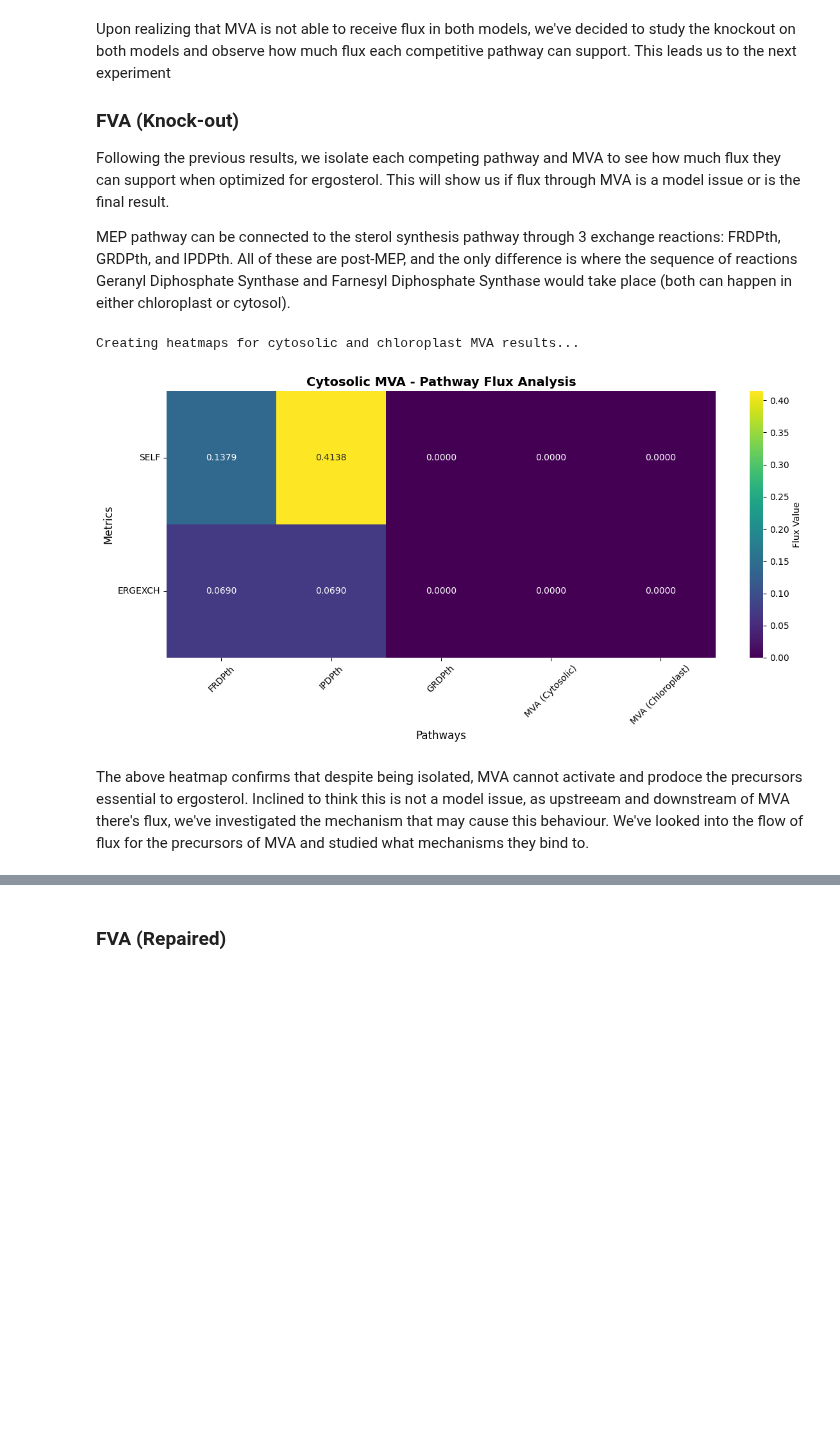
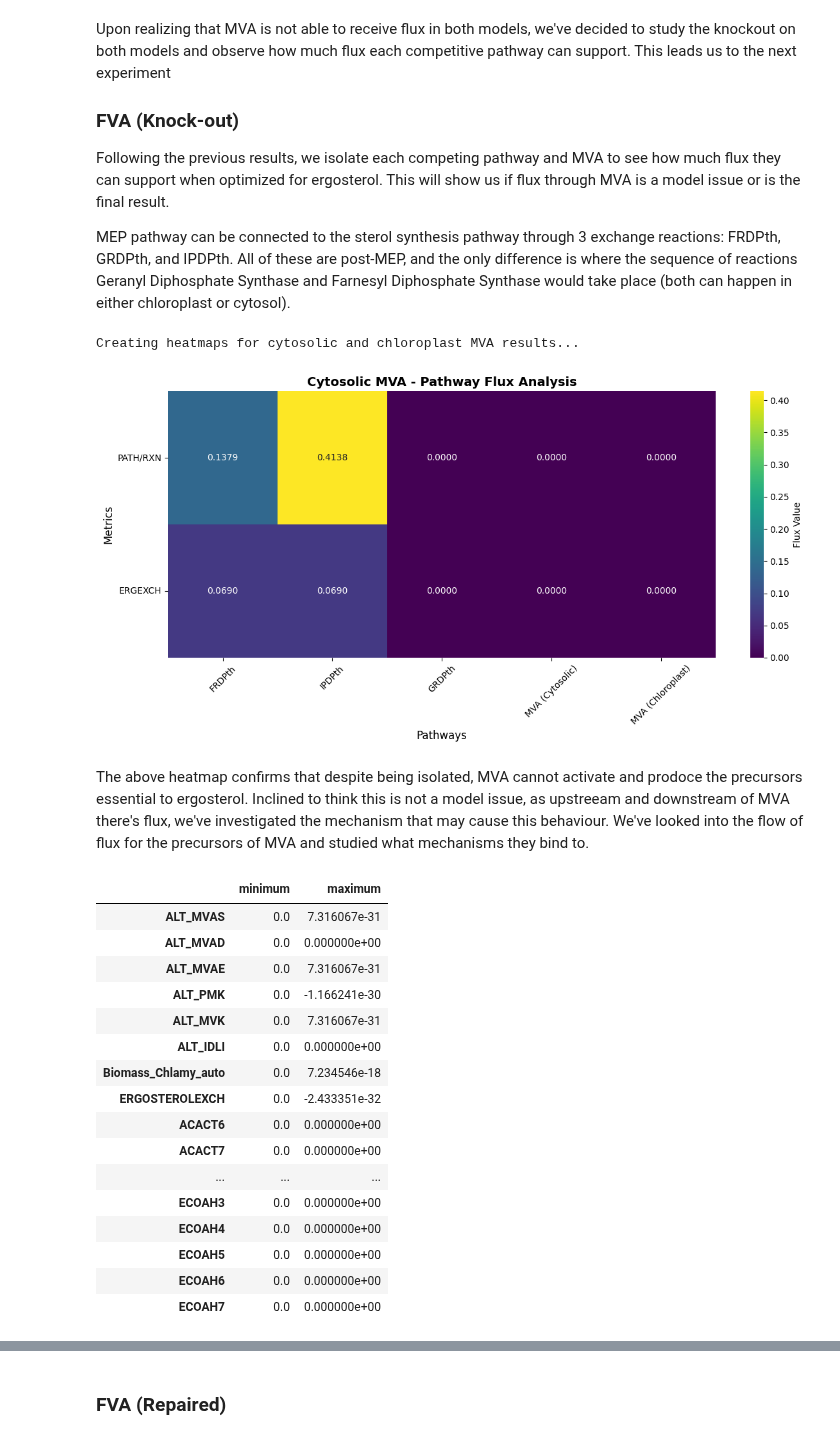
Before and after one commit to FarukEfe/McMasterU-iGEM-2025-Modelling, a Jupyter notebook: notebooks/mva.ipynb, the cells around one changed output, grey strips where cells are left out. Saved outputs shown, nothing was run; the diff lists cells and outputs as text; code cells hidden in the pictures; blank space fills up the shorter version.

Commit message:
feat: improve mva analysis

```diff
--- a/notebooks/mva.ipynb
+++ b/notebooks/mva.ipynb
@@ -99,8 +98,6 @@ def format_name(name: str):
 
     if name == ERGEXCH: return "ERGEXCH"
     return "PATH/RXN"
-
-
 
 def fba_knockout(m: Model, chloroplast: bool):
     """
@@ -110,6 +107,9 @@ def fba_knockout(m: Model, chloroplast: bool):
     # Save path for temporary model constructs for fluxer analysis
     save_path = os.path.join('.', 'temp', 'mva')
     os.makedirs(save_path, exist_ok=True)
+
+    # Model temp
+    temps = {}
 
     # Isolation strategy
     knockouts_res = {} # Results
@@ -151,11 +151,12 @@ def fba_knockout(m: Model, chloroplast: bool):
         io.write_sbml_model(temp, os.path.join(save_path, 'temp.xml'))
 
         knockouts_res[rid] = fva.loc[[rid,ERGEXCH],'maximum'].rename(index=format_name)
+        temps[rid] = temp
 
-    return knockouts_res
+    return knockouts_res, temps
 
-res_c = fba_knockout(model_mva_c, chloroplast=False)
-res_h = fba_knockout(model_mva_h, chloroplast=True)
+res_c, temps_c = fba_knockout(model_mva_c, chloroplast=False)
+res_h, temps_h = fba_knockout(model_mva_h, chloroplast=True)
 
 results = {
     'FRDPth': res_c['FRDPth'],
@@ -164,6 +165,14 @@ results = {
     'MVA (Cytosolic)': res_c['ALT_MVAD'],
     'MVA (Chloroplast)': res_h['ALT_MVAD']
 }
+
+temps = {
+    'FRDPth': temps_c['FRDPth'],
+    'IPDPth': temps_c['IPDPth'],
+    'GRDPth': temps_c['GRDPth'],
+    'MVA (Cytosolic)': temps_c['ALT_MVAD'],
+    'MVA (Chloroplast)': temps_h['ALT_MVAD']
+}
 # %%
 import matplotlib.pyplot as plt
 import seaborn as sns
@@ -248,6 +257,41 @@ fig.savefig(os.path.join(save_path, "cytosolic_mva_heatmap.png"), dpi=300)
 plt.show()
 # %% [output]
 Creating heatmaps for cytosolic and chloroplast MVA results...
-[figure, old version]
+[figure, new version]
 # %% [markdown]
 The above heatmap confirms that despite being isolated, MVA cannot activate and prodoce the precursors essential to ergosterol. Inclined to think this is not a model issue, as upstreeam and downstream of MVA there's flux, we've investigated the mechanism that may cause this behaviour. We've looked into the flow of flux for the precursors of MVA and studied what mechanisms they bind to.
+# %%
+temp = temps['MVA (Cytosolic)'].copy()
+
+for rxn in temp.reactions:
+
+    if rxn.subsystem != 'Fatty acid metabolism': continue
+    rxn.bounds = (0, 0)
+# %%
+fva = run_flux_variability_analysis(
+    model=temp,
+    loopless=True,
+    pfba_factor=None,
+    objectives=[ERGEXCH],
+    reactions=[ERGEXCH]
+)
+
+fva
+# %% [output]
+|  | minimum | maximum |
+| ALT_MVAS | 0.0 | 7.316067e-31 |
+| ALT_MVAD | 0.0 | 0.000000e+00 |
+| ALT_MVAE | 0.0 | 7.316067e-31 |
+| ALT_PMK | 0.0 | -1.166241e-30 |
+| ALT_MVK | 0.0 | 7.316067e-31 |
+| ALT_IDLI | 0.0 | 0.000000e+00 |
+| Biomass_Chlamy_auto | 0.0 | 7.234546e-18 |
+| ERGOSTEROLEXCH | 0.0 | -2.433351e-32 |
+| ACACT6 | 0.0 | 0.000000e+00 |
+| ACACT7 | 0.0 | 0.000000e+00 |
+| ... | ... | ... |
+| ECOAH3 | 0.0 | 0.000000e+00 |
+| ECOAH4 | 0.0 | 0.000000e+00 |
+| ECOAH5 | 0.0 | 0.000000e+00 |
+| ECOAH6 | 0.0 | 0.000000e+00 |
+| ECOAH7 | 0.0 | 0.000000e+00 |
```
Also changed, not shown: parts of 6 cells of this notebook, 2 other files.
